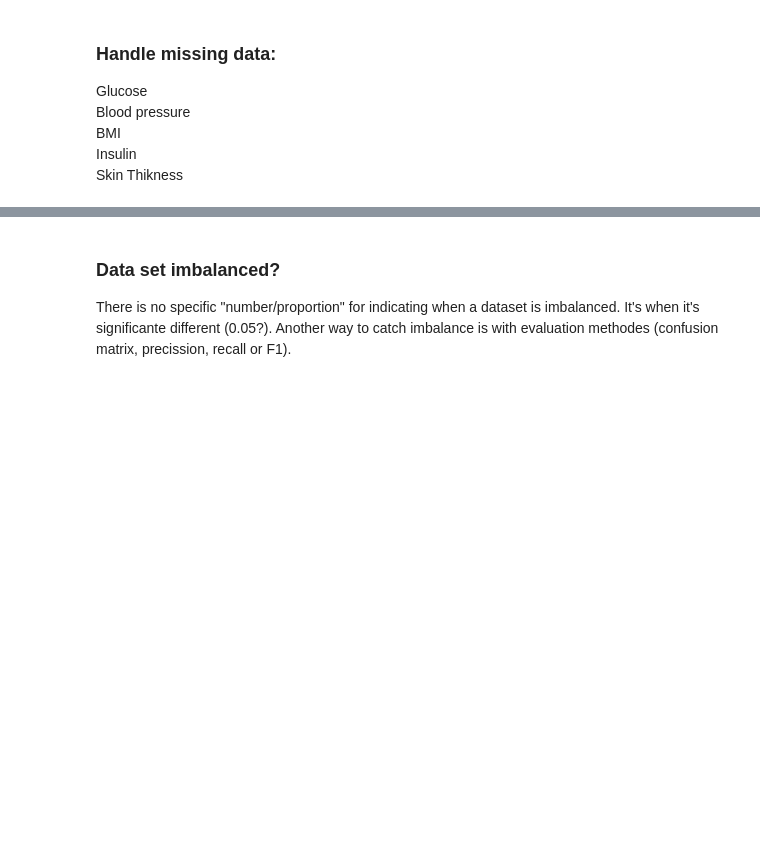
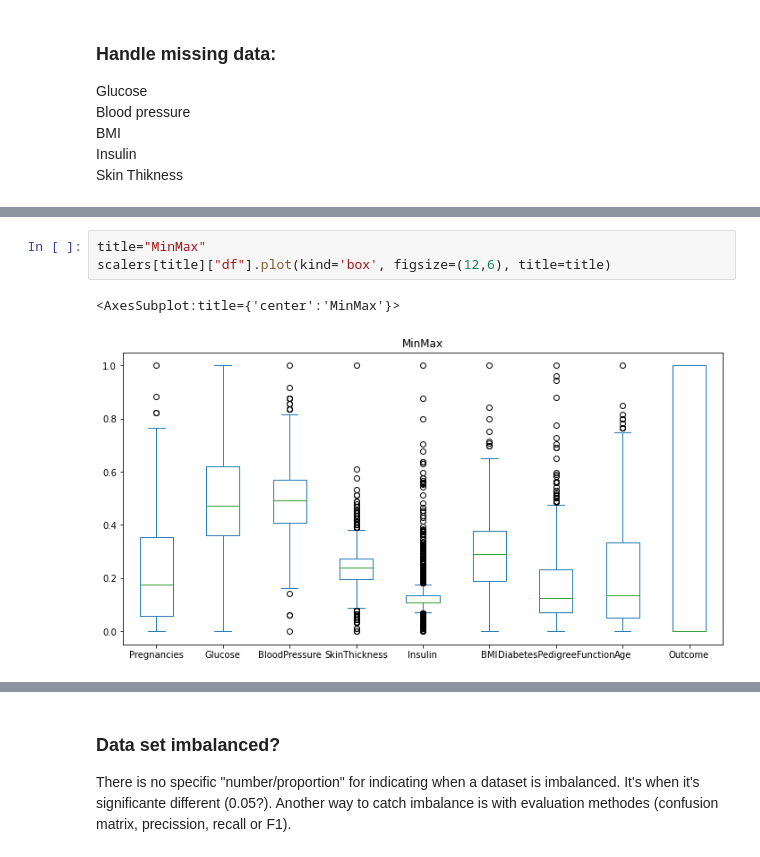
Before and after one commit to Evnsn/Kaggle, a Jupyter notebook: Kaggle/Competitions/Pima Indians/notebooks/main_notebook.ipynb, the cells around one changed output, grey strips where cells are left out. Cells and saved outputs as stored; diff of their text form; blank space fills up the shorter version.

```diff
--- a/Kaggle/Competitions/Pima Indians/notebooks/main_notebook.ipynb
+++ b/Kaggle/Competitions/Pima Indians/notebooks/main_notebook.ipynb
@@ -262,0 +302,6 @@ Correlation before or after transformation!?!?
+# %%
+title="MinMax"
+scalers[title]["df"].plot(kind='box', figsize=(12,6), title=title)
+# %% [output]
+<AxesSubplot:title={'center':'MinMax'}>
+[figure, added]
```
Also changed, not shown: parts of 53 cells of this notebook, 1 other file.
